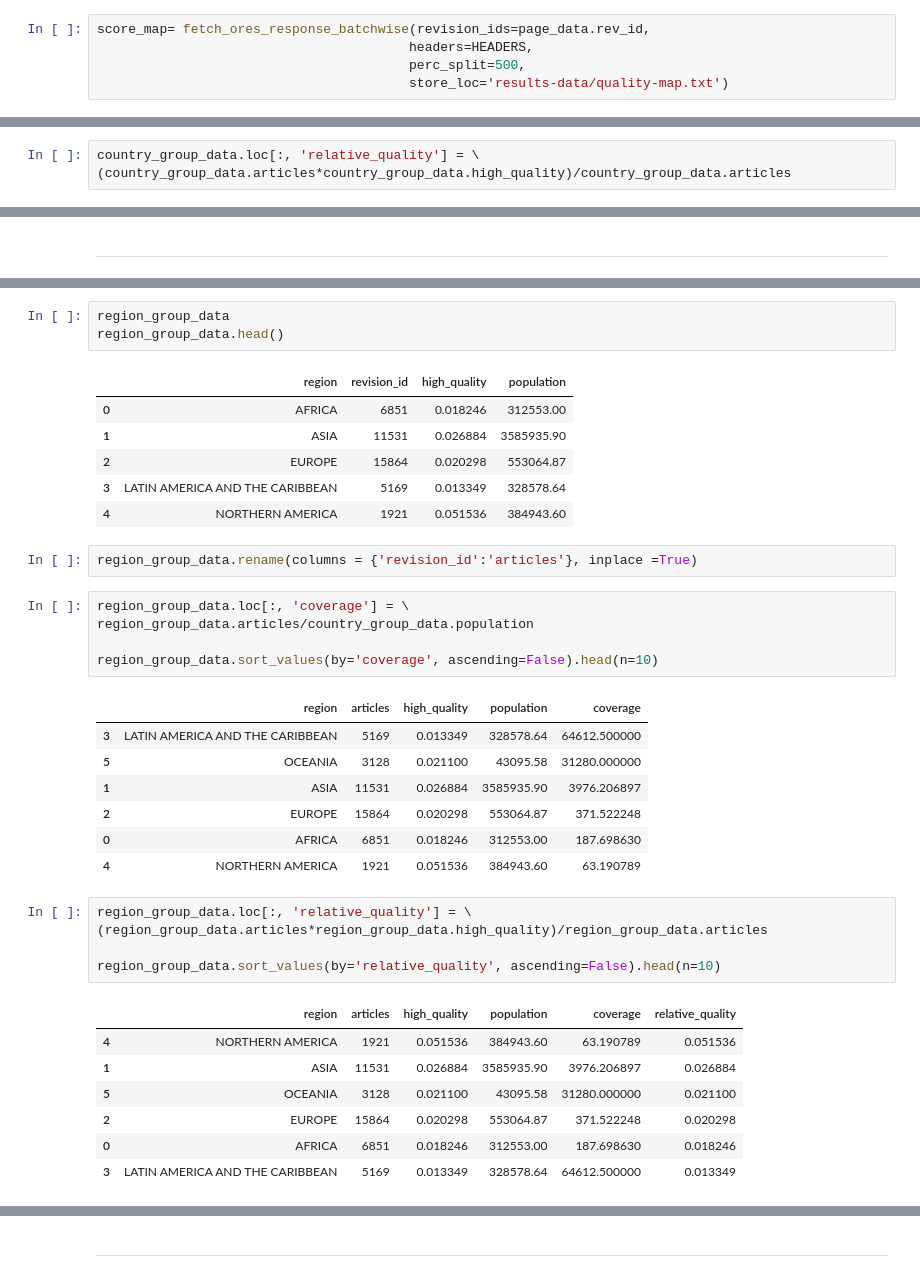
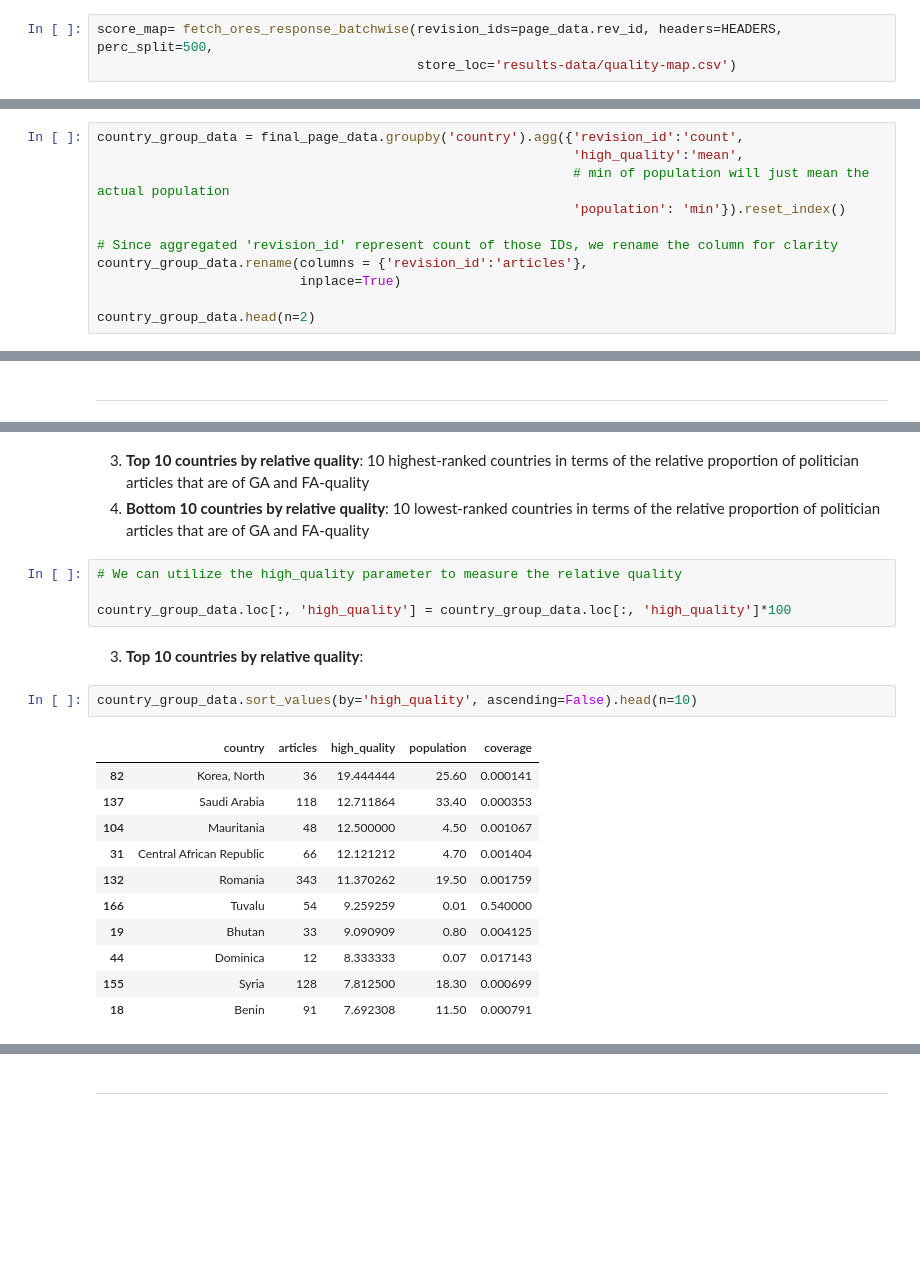
Before and after one commit to nmnshrma/data-512-a2, a Jupyter notebook: hcds-a2-bias.ipynb, the cells around one changed output, grey strips where cells are left out. Cells and saved outputs as stored; diff of their text form; blank space fills up the shorter version.

```diff
--- a/hcds-a2-bias.ipynb
+++ b/hcds-a2-bias.ipynb
@@ -141,7 +216,5 @@ def fetch_ores_response_batchwise(revision_ids, headers, perc_split, store_loc):
     # Return dict object contains: {Rev_id: Prediction}
     return data_dict
 # %%
-score_map= fetch_ores_response_batchwise(revision_ids=page_data.rev_id,
-                                        headers=HEADERS,
-                                        perc_split=500,
-                                        store_loc='results-data/quality-map.txt')
+score_map= fetch_ores_response_batchwise(revision_ids=page_data.rev_id, headers=HEADERS, perc_split=500,
+                                         store_loc='results-data/quality-map.csv')
@@ -230,0 +293,11 @@ country_group_data.head()
+# %%
+country_group_data = final_page_data.groupby('country').agg({'revision_id':'count',
+                                                             'high_quality':'mean',
+                                                             # min of population will just mean the actual population
+                                                             'population': 'min'}).reset_index()
+
+# Since aggregated 'revision_id' represent count of those IDs, we rename the column for clarity
+country_group_data.rename(columns = {'revision_id':'articles'},
+                          inplace=True)
+
+country_group_data.head(n=2)
@@ -262,3 +344,0 @@ country_group_data.sort_values(by='coverage', ascending=True).head(n=10)
-# %%
-country_group_data.loc[:, 'relative_quality'] = \
-(country_group_data.articles*country_group_data.high_quality)/country_group_data.articles
@@ -320,38 +347,23 @@ agg({'revision_id':'count',
-# %%
-region_group_data
-region_group_data.head()
-# %% [output]
-|  | region | revision_id | high_quality | population |
-| 0 | AFRICA | 6851 | 0.018246 | 312553.00 |
-| 1 | ASIA | 11531 | 0.026884 | 3585935.90 |
-| 2 | EUROPE | 15864 | 0.020298 | 553064.87 |
-| 3 | LATIN AMERICA AND THE CARIBBEAN | 5169 | 0.013349 | 328578.64 |
-| 4 | NORTHERN AMERICA | 1921 | 0.051536 | 384943.60 |
-# %%
-region_group_data.rename(columns = {'revision_id':'articles'}, inplace =True)
+# %% [markdown]
+3. **Top 10 countries by relative quality**: 10 highest-ranked countries in terms of the relative proportion of politician articles that are of GA and FA-quality
+4. **Bottom 10 countries by relative quality**: 10 lowest-ranked countries in terms of the relative proportion of politician articles that are of GA and FA-quality
+# %%
+# We can utilize the high_quality parameter to measure the relative quality
+
+country_group_data.loc[:, 'high_quality'] = country_group_data.loc[:, 'high_quality']*100
+# %% [markdown]
+3. **Top 10 countries by relative quality**:
 # %%
-region_group_data.loc[:, 'coverage'] = \
-region_group_data.articles/country_group_data.population
-
-region_group_data.sort_values(by='coverage', ascending=False).head(n=10)
+country_group_data.sort_values(by='high_quality', ascending=False).head(n=10)
 # %% [output]
-|  | region | articles | high_quality | population | coverage |
-| 3 | LATIN AMERICA AND THE CARIBBEAN | 5169 | 0.013349 | 328578.64 | 64612.500000 |
-| 5 | OCEANIA | 3128 | 0.021100 | 43095.58 | 31280.000000 |
-| 1 | ASIA | 11531 | 0.026884 | 3585935.90 | 3976.206897 |
-| 2 | EUROPE | 15864 | 0.020298 | 553064.87 | 371.522248 |
-| 0 | AFRICA | 6851 | 0.018246 | 312553.00 | 187.698630 |
-| 4 | NORTHERN AMERICA | 1921 | 0.051536 | 384943.60 | 63.190789 |
+|  | country | articles | high_quality | population | coverage |
+| 82 | Korea, North | 36 | 19.444444 | 25.60 | 0.000141 |
+| 137 | Saudi Arabia | 118 | 12.711864 | 33.40 | 0.000353 |
+| 104 | Mauritania | 48 | 12.500000 | 4.50 | 0.001067 |
+| 31 | Central African Republic | 66 | 12.121212 | 4.70 | 0.001404 |
+| 132 | Romania | 343 | 11.370262 | 19.50 | 0.001759 |
+| 166 | Tuvalu | 54 | 9.259259 | 0.01 | 0.540000 |
+| 19 | Bhutan | 33 | 9.090909 | 0.80 | 0.004125 |
+| 44 | Dominica | 12 | 8.333333 | 0.07 | 0.017143 |
+| 155 | Syria | 128 | 7.812500 | 18.30 | 0.000699 |
+| 18 | Benin | 91 | 7.692308 | 11.50 | 0.000791 |
-# %%
-region_group_data.loc[:, 'relative_quality'] = \
-(region_group_data.articles*region_group_data.high_quality)/region_group_data.articles
-
-region_group_data.sort_values(by='relative_quality', ascending=False).head(n=10)
-# %% [output]
-|  | region | articles | high_quality | population | coverage | relative_quality |
-| 4 | NORTHERN AMERICA | 1921 | 0.051536 | 384943.60 | 63.190789 | 0.051536 |
-| 1 | ASIA | 11531 | 0.026884 | 3585935.90 | 3976.206897 | 0.026884 |
-| 5 | OCEANIA | 3128 | 0.021100 | 43095.58 | 31280.000000 | 0.021100 |
-| 2 | EUROPE | 15864 | 0.020298 | 553064.87 | 371.522248 | 0.020298 |
-| 0 | AFRICA | 6851 | 0.018246 | 312553.00 | 187.698630 | 0.018246 |
-| 3 | LATIN AMERICA AND THE CARIBBEAN | 5169 | 0.013349 | 328578.64 | 64612.500000 | 0.013349 |
```
Also changed, not shown: parts of 58 cells of this notebook, 2 other files.
